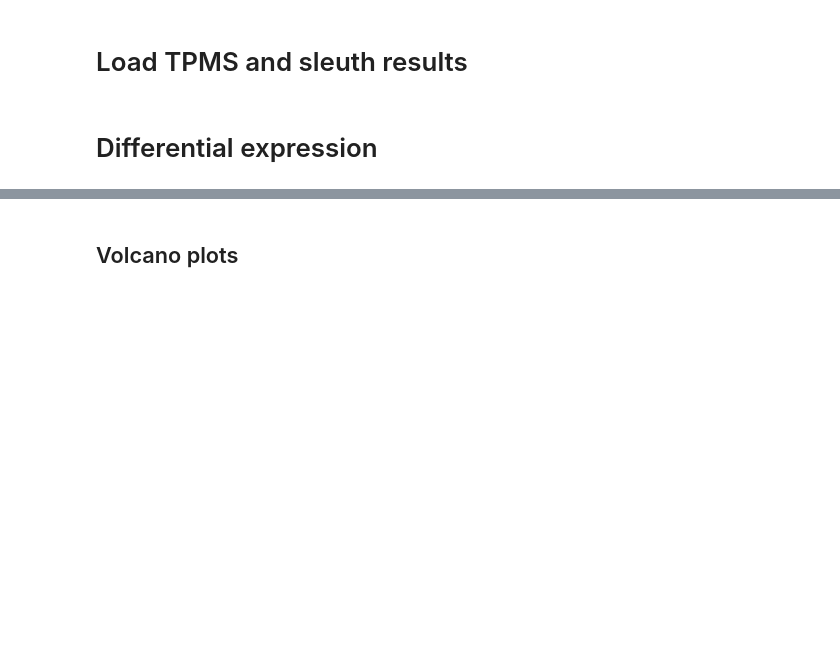
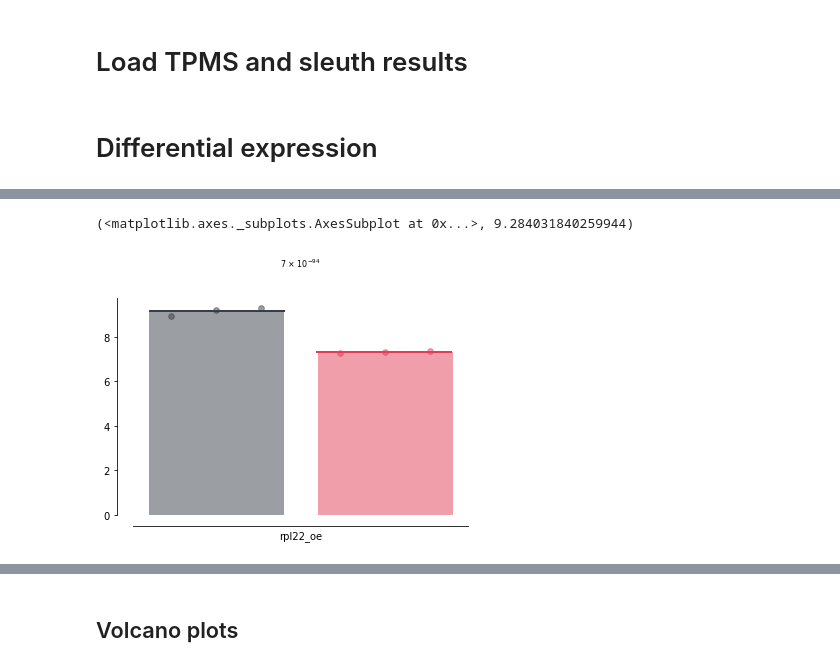
Before and after one commit to kevinhu/mdm4-splicing, a Jupyter notebook: notebooks/fig3_rnaseq.ipynb, the cells around one changed output, grey strips where cells are left out. Saved outputs shown, nothing was run; the diff lists cells and outputs as text; code cells hidden in the pictures; blank space fills up the shorter version.

```diff
--- a/notebooks/fig3_rnaseq.ipynb
+++ b/notebooks/fig3_rnaseq.ipynb
@@ -87 +100,9 @@ def as_si(x, ndp):
+# %%
+bars("ENSG00000163584",
+              "rpl22_oe",
+              rpl22_oe_genes,
+              ylabel="")
+# %% [output]
+(<matplotlib.axes._subplots.AxesSubplot at 0x...>, 9.284031840259944)
+[figure, added]
 # %%
```
Also changed, not shown: parts of 11 cells of this notebook, 2 other files.
